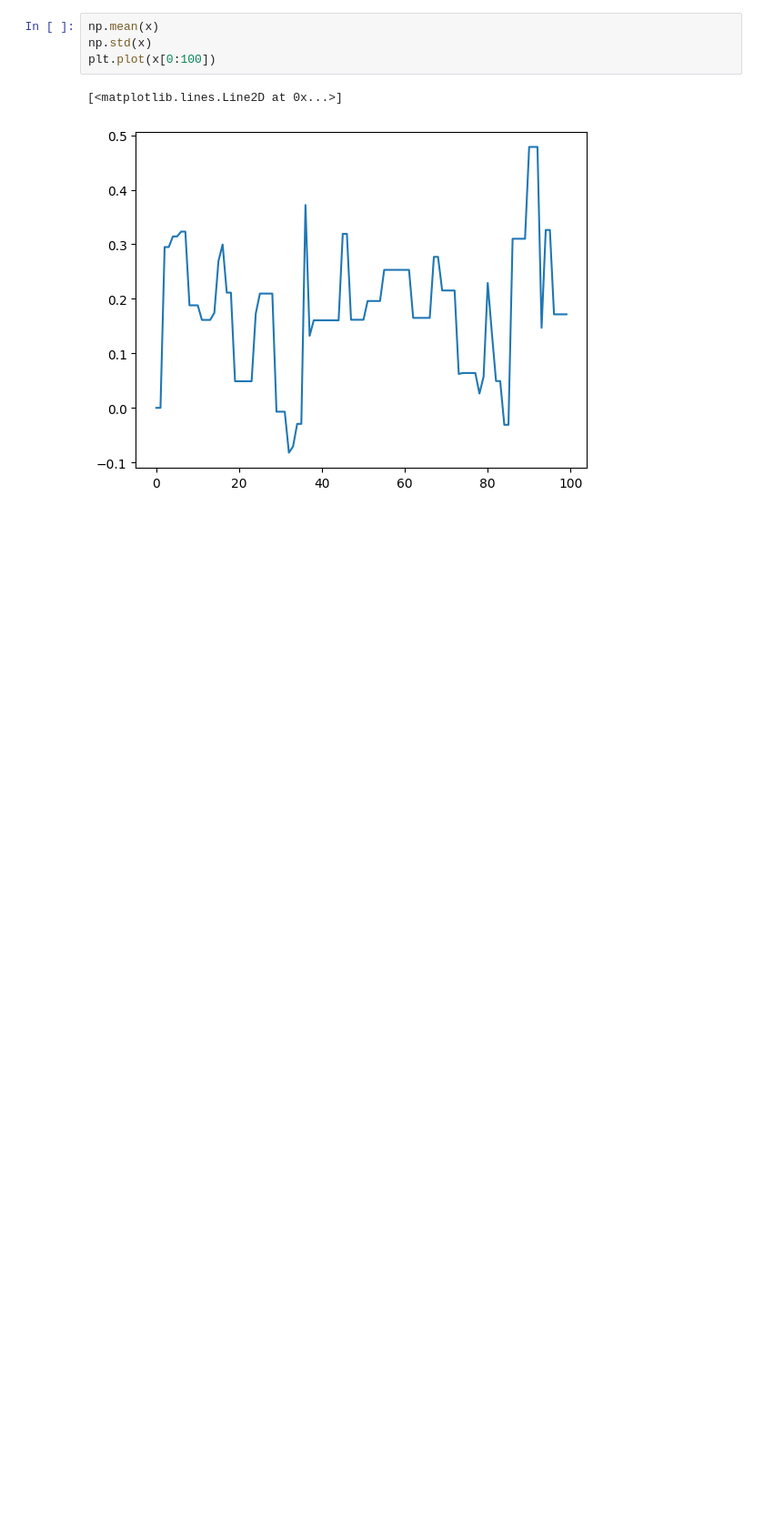
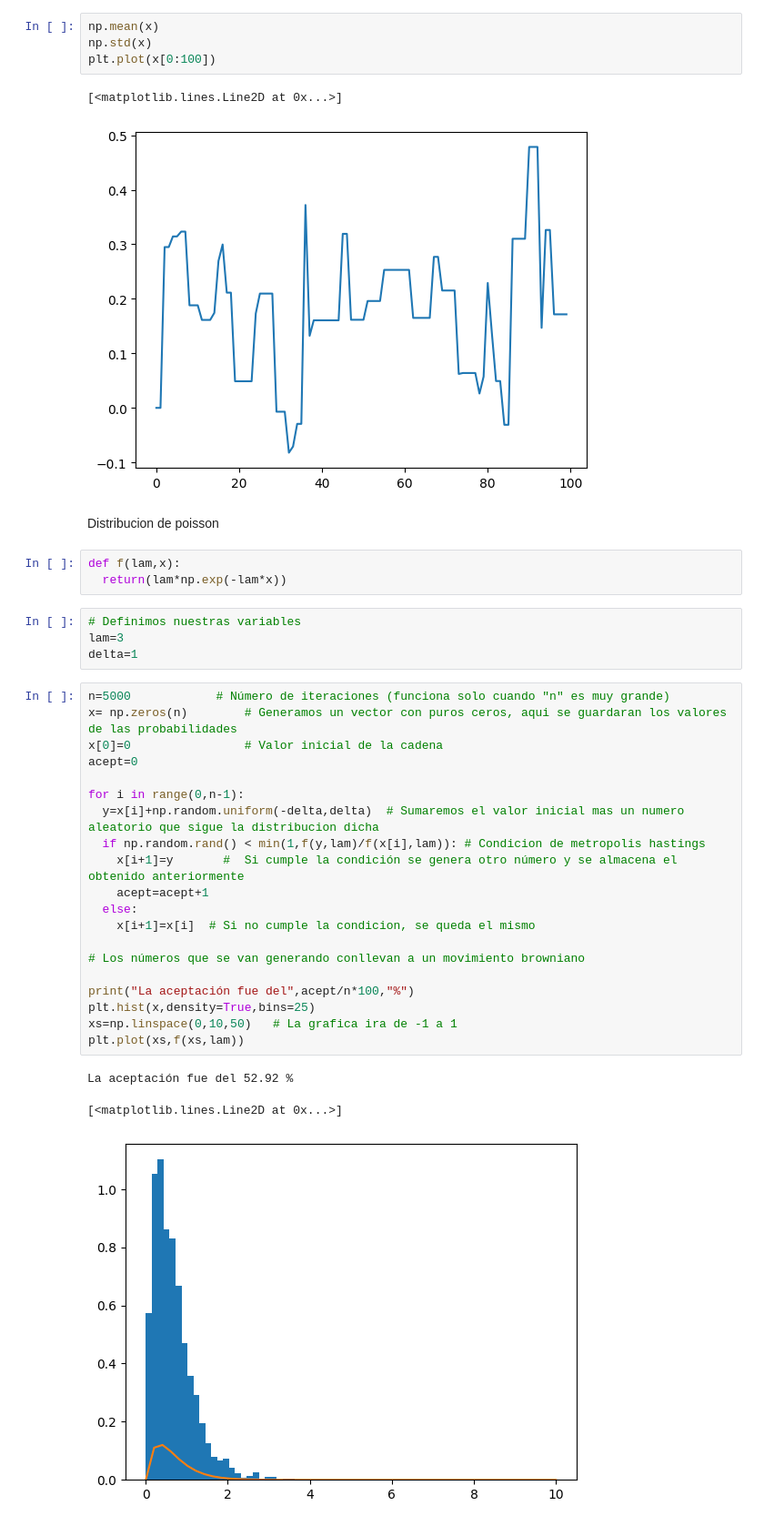
Before and after one commit to MaricelaMH/SIMULACION-II, a Jupyter notebook: Metropolis_Hastings.ipynb, the cells around one changed output. Shown at 91% size. Saved outputs shown, nothing was run; the diff lists cells and outputs as text; blank space fills up the shorter version.

```diff
--- a/Metropolis_Hastings.ipynb
+++ b/Metropolis_Hastings.ipynb
@@ -50,3 +50,36 @@ plt.plot(x[0:100])
 # %% [output]
 [<matplotlib.lines.Line2D at 0x...>]
 [figure]
+# %% [markdown]
+Distribucion de poisson
+# %%
+def f(lam,x):
+  return(lam*np.exp(-lam*x))
+# %%
+# Definimos nuestras variables
+lam=3
+delta=1
+# %%
+n=5000            # Número de iteraciones (funciona solo cuando "n" es muy grande)
+x= np.zeros(n)        # Generamos un vector con puros ceros, aqui se guardaran los valores de las probabilidades
+x[0]=0                # Valor inicial de la cadena
+acept=0
+
+for i in range(0,n-1):
+  y=x[i]+np.random.uniform(-delta,delta)  # Sumaremos el valor inicial mas un numero aleatorio que sigue la distribucion dicha
+  if np.random.rand() < min(1,f(y,lam)/f(x[i],lam)): # Condicion de metropolis hastings
+    x[i+1]=y       #  Si cumple la condición se genera otro número y se almacena el obtenido anteriormente
+    acept=acept+1
+  else:
+    x[i+1]=x[i]  # Si no cumple la condicion, se queda el mismo
+
+# Los números que se van generando conllevan a un movimiento browniano
+
+print("La aceptación fue del",acept/n*100,"%")
+plt.hist(x,density=True,bins=25)
+xs=np.linspace(0,10,50)   # La grafica ira de -1 a 1
+plt.plot(xs,f(xs,lam))
+# %% [output]
+La aceptación fue del 52.92 %
+[<matplotlib.lines.Line2D at 0x...>]
+[figure, added]
```
